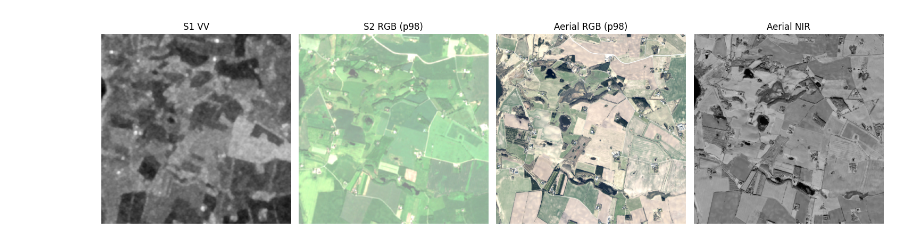
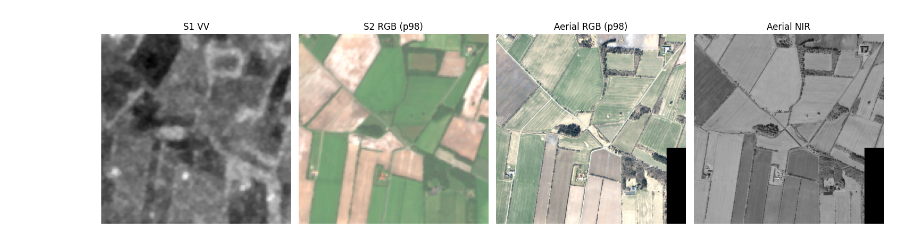
Before and after one commit to jakoblund2/Bachelorprojekt, a Jupyter notebook: Kode/pipeline/check-npz.ipynb, the cells around one changed output. Saved outputs shown, nothing was run; the diff lists cells and outputs as text; code cells hidden in the pictures.

```diff
--- a/Kode/pipeline/check-npz.ipynb
+++ b/Kode/pipeline/check-npz.ipynb
@@ -3,35 +3,36 @@ import numpy as np
 import matplotlib.pyplot as plt
 
 # Pick one NPZ file
-p = "/home/jakob/Bachelorprojekt/Kode/pipeline5-aerial/data/tiles_npz/larger_test__S2B_MSIL2A_20250612T102559_N0511_R108_20250612T131505__S1multi7_20250611T170847_r3072_c2560.npz"
+#p = "/home/jakob/Bachelorprojekt/Kode/pipeline5-aerial/data/tiles_npz/larger_test__S2B_MSIL2A_20250612T102559_N0511_R108_20250612T131505__S1multi7_20250611T170847_r3072_c2560.npz"
+p = "/home/jakob/Bachelorprojekt/Kode/pipeline5-aerial/data/tiles_npz/larger_test__S2B_MSIL2A_20250612T102559_N0511_R108_20250612T131505__S1multi7_20250611T170847_r3072_c1920.npz"
 d = np.load(p, allow_pickle=True)
 
 # S1 (VV)
 s1_vv = d["s1"][0]
 
 # S2 true color (B04,B03,B02)
 s2 = d["s2"]
 s2_rgb = np.stack([s2[3], s2[2], s2[1]], axis=-1).astype(np.float32)
 
 # Aerial RGB + NIR
 a = d["aerial"].astype(np.float32)
 a_rgb = np.stack([a[0], a[1], a[2]], axis=-1)
 a_nir = a[3]
 
 def stretch_percentile(rgb, p=98):
     vals = rgb[np.any(rgb > 0, axis=-1)]
     scale = np.percentile(vals, p) if vals.size else 1.0
     return np.clip(rgb / (scale + 1e-6), 0, 1)
 
 s2_rgb = stretch_percentile(s2_rgb, p=98)
 a_rgb = stretch_percentile(a_rgb, p=98)
 
 plt.figure(figsize=(15, 4))
 plt.subplot(1, 4, 1); plt.title("S1 VV"); plt.imshow(s1_vv, cmap="gray"); plt.axis("off")
 plt.subplot(1, 4, 2); plt.title("S2 RGB (p98)"); plt.imshow(s2_rgb); plt.axis("off")
 plt.subplot(1, 4, 3); plt.title("Aerial RGB (p98)"); plt.imshow(a_rgb); plt.axis("off")
 plt.subplot(1, 4, 4); plt.title("Aerial NIR"); plt.imshow(a_nir, cmap="gray"); plt.axis("off")
 plt.tight_layout()
 plt.show()
 # %% [output]
-[figure, old version]
+[figure, new version]
```
Also changed, not shown: 1 other file.
